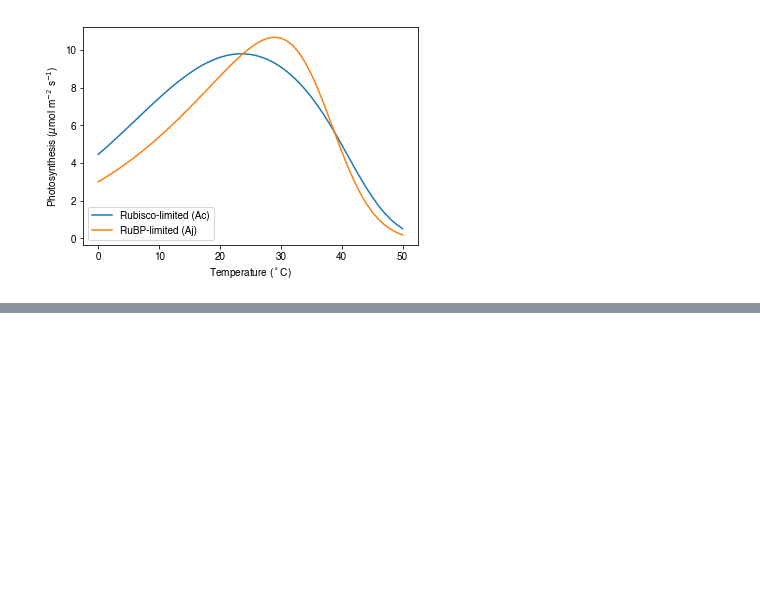
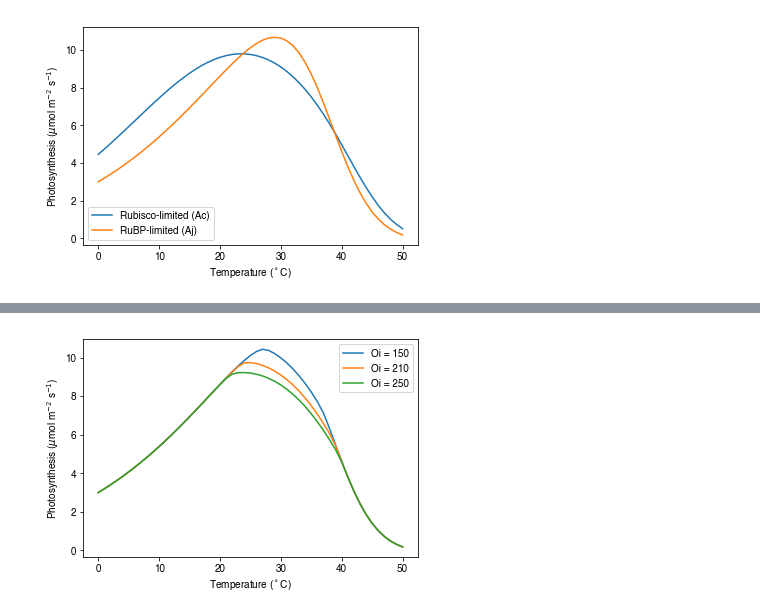
Before and after one commit to mdekauwe/BEES3041_lab_photosynthesis, a Jupyter notebook: BEES3041_lab.ipynb, the cells around one changed output, grey strips where cells are left out. Drawn from its saved outputs; the diff is of its cells as text; code cells hidden in the pictures; blank space fills up the shorter version.

```diff
--- a/BEES3041_lab.ipynb
+++ b/BEES3041_lab.ipynb
@@ -39,7 +39,8 @@ from farq import FarquharC3
 import constants as c
 import parameters as p
 # %%
-Tleaf = np.arange(0, 50.0+1.0) + c.DEG_2_KELVIN
+Tleaf = np.arange(0, 50.0+1.0)
+TleafK = Tleaf + c.DEG_2_KELVIN
 # %%
 print(Tleaf)
 # %% [output]
@@ -142,0 +151,19 @@ plt.show()
+# %%
+p.Oi = 150.0
+(An_low, __, __, __, __) = F.photosynthesis(p, Cs, TleafK, PAR, vpd)
+
+p.Oi = 250.0
+(An_high, __, __, __, __) = F.photosynthesis(p, Cs, TleafK, PAR, vpd)
+
+p.Oi = 210.0
+(An_std, __, __, __, __) = F.photosynthesis(p, Cs, TleafK, PAR, vpd)
+
+plt.plot(Tleaf, An_low, label="Oi = 150")
+plt.plot(Tleaf, An_std, label="Oi = 210")
+plt.plot(Tleaf, An_high, label="Oi = 250")
+plt.legend(numpoints=1, loc="best")
+plt.ylabel("Photosynthesis ($\mu$mol m$^{-2}$ s$^{-1}$)")
+plt.xlabel("Temperature ($^\circ$C)")
+plt.show()
+# %% [output]
+[figure, added]
```
Also changed, not shown: parts of 6 cells of this notebook.
